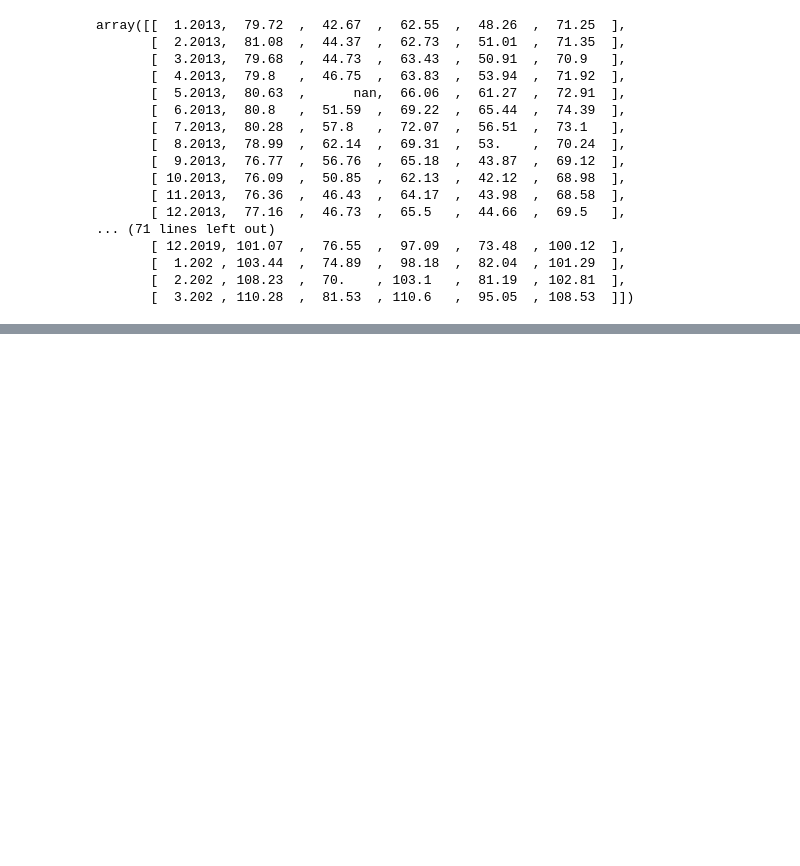
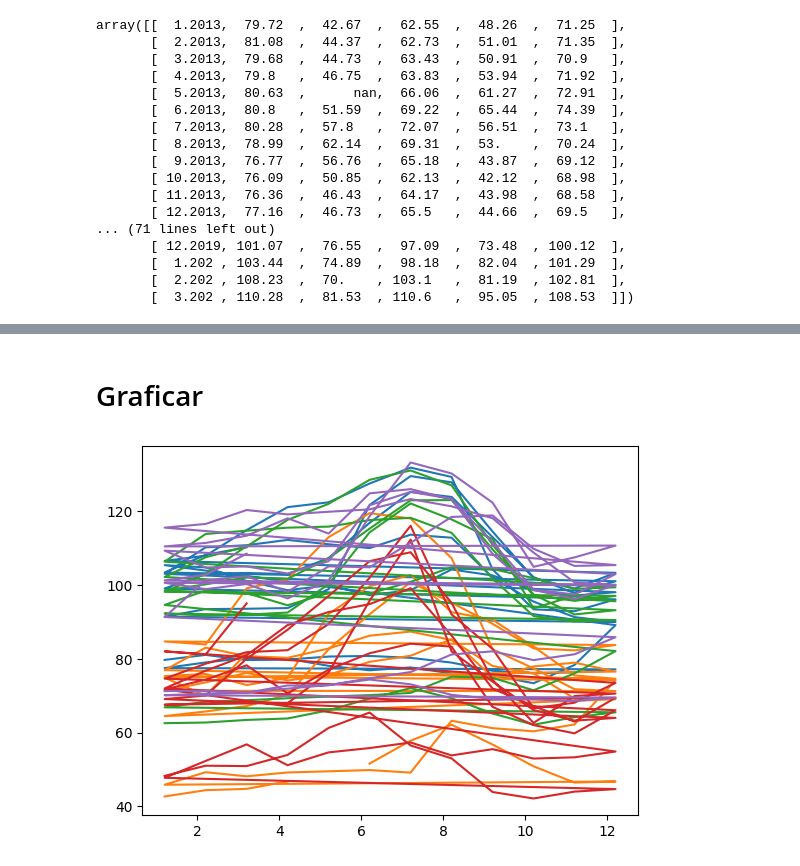
Before and after one commit to LejImkoaj/numpy-analisis-con-python, a Jupyter notebook: numpy.ipynb, the cells around one changed output, grey strips where cells are left out. Cells and saved outputs as stored; diff of their text form; code cells hidden in the pictures; blank space fills up the shorter version.

Commit message:
visualizacion y seleccion

```diff
--- a/numpy.ipynb
+++ b/numpy.ipynb
@@ -72,0 +75,6 @@ datos_transpuestos = datos.T
+# %%
+fechas = datos_transpuestos[:,0] # Siempre la primera dimension son las Filas y la Segunda dimension son las Columnas
+                               # los : es para ver todas las filas
+                               # se coloca , y luego la columna que quiero ver
+
+fechas
@@ -72,0 +95,5 @@ datos_transpuestos = datos.T
+# %%
+precios = datos_transpuestos[:,1:] # los : todas las filas
+                                   # la , 1 la columna 1
+                                   # despues los : que es hasta la ultima columna
+precios
@@ -72,0 +118,8 @@ datos_transpuestos = datos.T
+# %% [markdown]
+# Graficar
+# %%
+import matplotlib.pyplot as plt
+
+plt.plot(fechas,precios);
+# %% [output]
+[figure, added]
```
Also changed, not shown: parts of 3 cells of this notebook.
